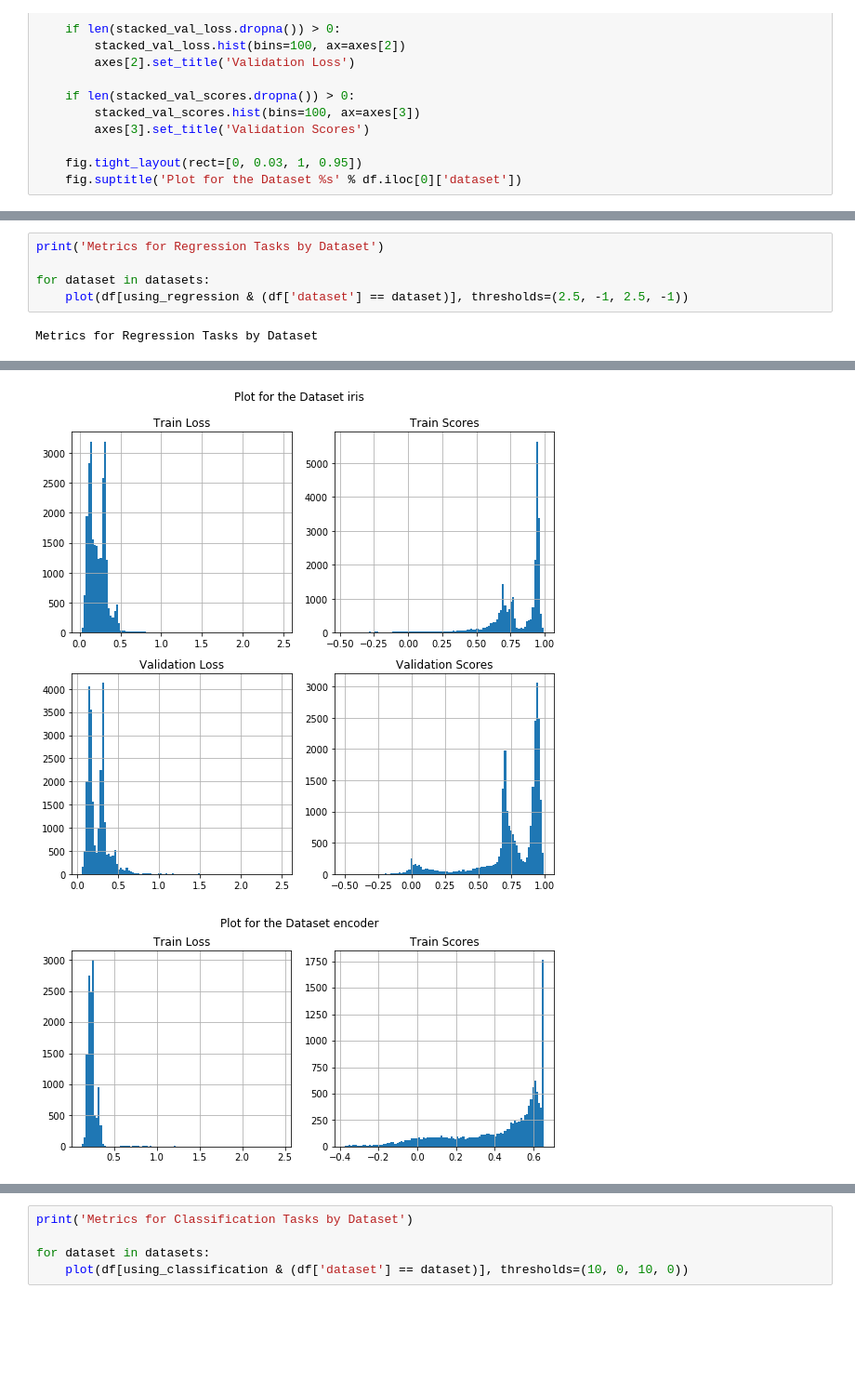
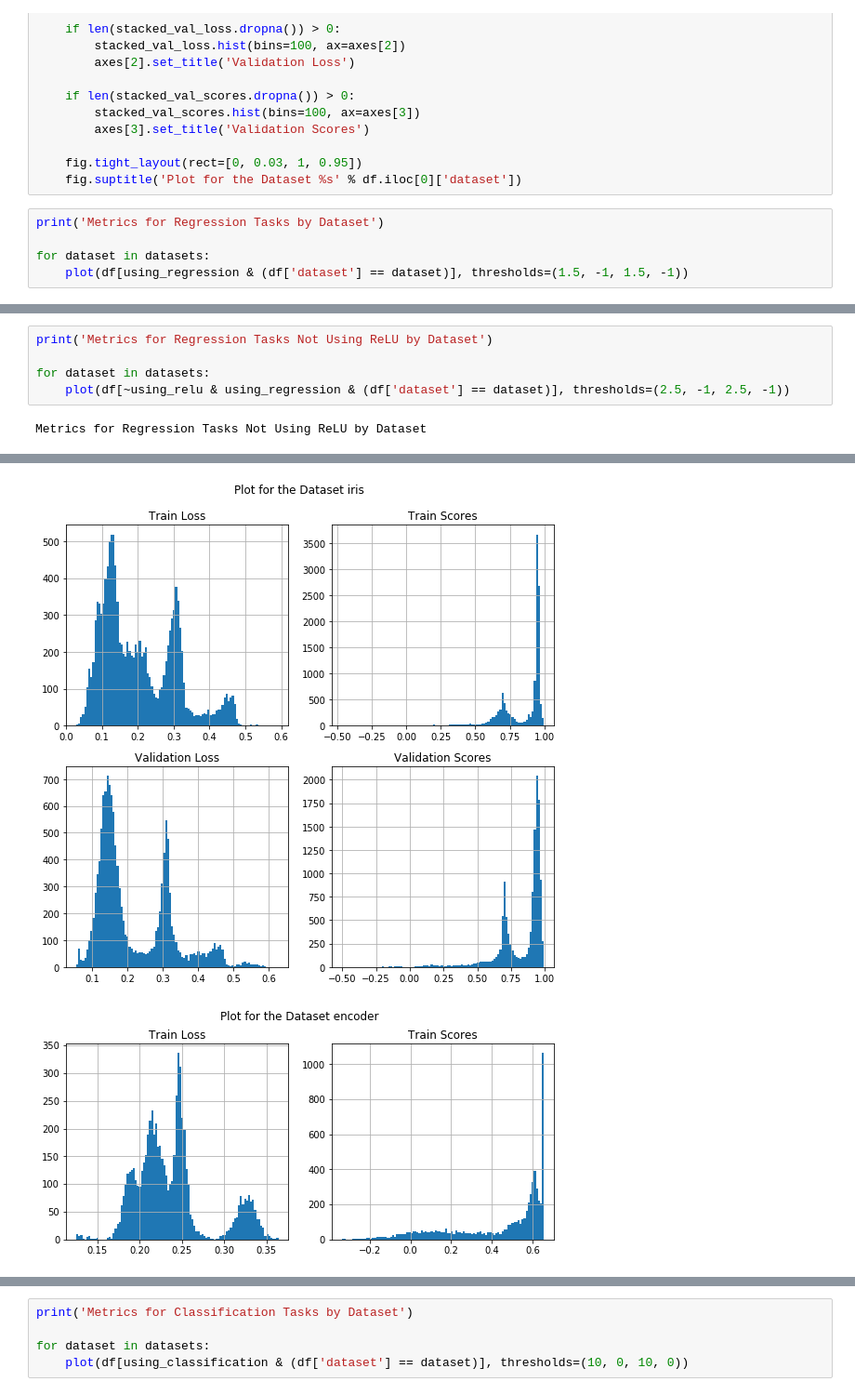
Before and after one commit to AnthonyDickson/Neural-Networks, a Jupyter notebook: notebooks/Exploratory Data Analysis.ipynb, the cells around one changed output, grey strips where cells are left out. Shown at 93% size. Cells and saved outputs as stored; diff of their text form; blank space fills up the shorter version.

```diff
--- a/notebooks/Exploratory Data Analysis.ipynb
+++ b/notebooks/Exploratory Data Analysis.ipynb
@@ -85,3 +109,8 @@ def plot(df, thresholds=(10, -1, 10, -1)):
 
     fig.tight_layout(rect=[0, 0.03, 1, 0.95])
     fig.suptitle('Plot for the Dataset %s' % df.iloc[0]['dataset'])
+# %%
+print('Metrics for Regression Tasks by Dataset')
+
+for dataset in datasets:
+    plot(df[using_regression & (df['dataset'] == dataset)], thresholds=(1.5, -1, 1.5, -1))
@@ -88,7 +125,7 @@ def plot(df, thresholds=(10, -1, 10, -1)):
 # %%
-print('Metrics for Regression Tasks by Dataset')
+print('Metrics for Regression Tasks Not Using ReLU by Dataset')
 
 for dataset in datasets:
-    plot(df[using_regression & (df['dataset'] == dataset)], thresholds=(2.5, -1, 2.5, -1))
+    plot(df[~using_relu & using_regression & (df['dataset'] == dataset)], thresholds=(2.5, -1, 2.5, -1))
 # %% [output]
-Metrics for Regression Tasks by Dataset
+Metrics for Regression Tasks Not Using ReLU by Dataset
@@ -98,2 +135,2 @@ Metrics for Regression Tasks by Dataset
-[figure, old version]
+[figure, new version]
-[figure, old version]
+[figure, new version]
```
Also changed, not shown: parts of 5 cells of this notebook.
